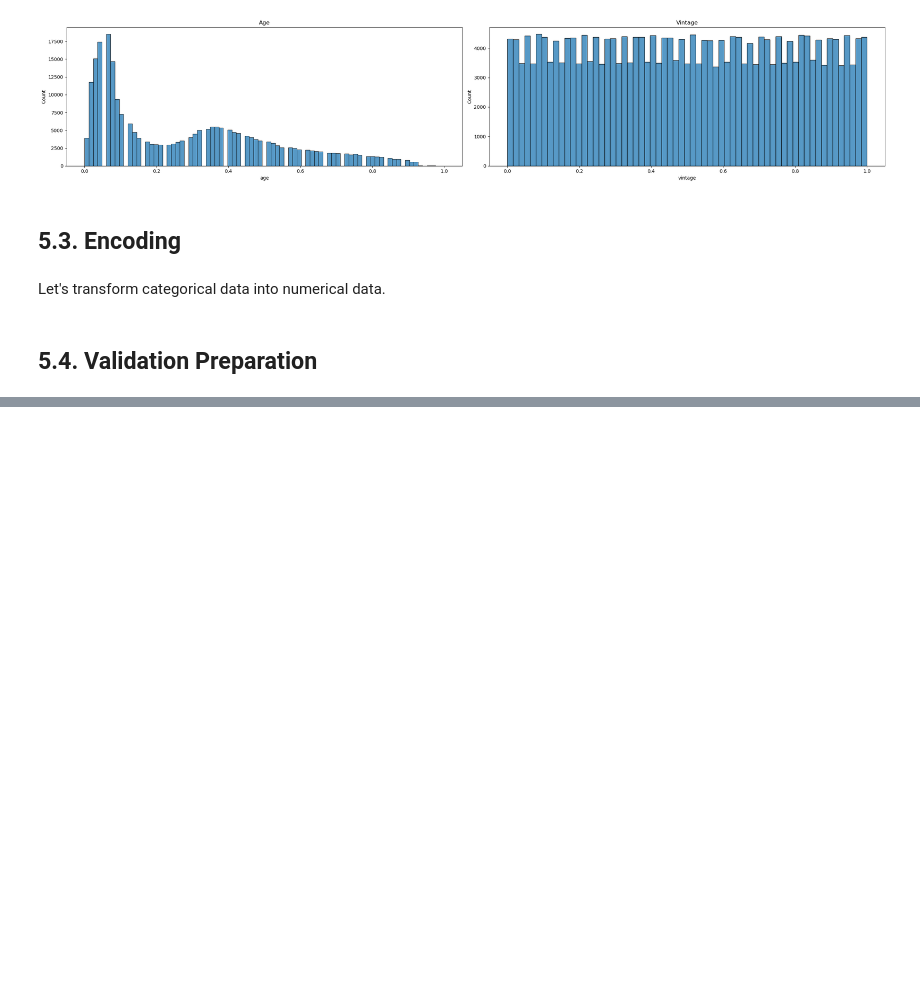
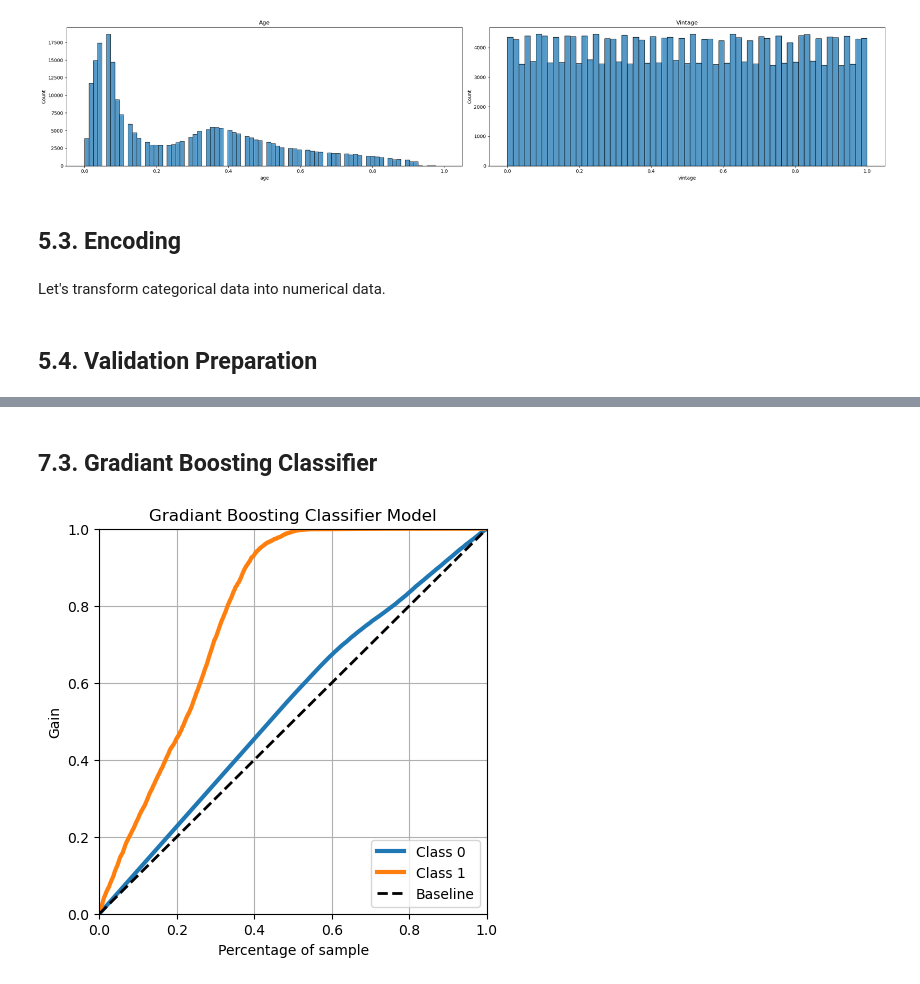
Before and after one commit to leoalvessantana/Project-Health-Insurance-Cross-Sell, a Jupyter notebook: Notebook.ipynb, the cells around one changed output, grey strips where cells are left out. Cells and saved outputs as stored; diff of their text form; code cells hidden in the pictures; blank space fills up the shorter version.

```diff
--- a/Notebook.ipynb
+++ b/Notebook.ipynb
@@ -768,0 +913,16 @@ x_validation = x_validation.fillna(0)
+# %% [markdown]
+## 7.3. Gradiant Boosting Classifier
+# %%
+## model definition
+gdr_model = en.GradientBoostingClassifier(n_estimators=100, random_state=42)
+
+# model training
+gdr_model.fit(x_train, y_train)
+
+# model prediction
+yhat_gdr = gdr_model.predict_proba(x_val)
+
+# grafico - curva de ganho cumulativo
+skplt.metrics.plot_cumulative_gain(y_val, yhat_gdr, figsize=(5, 5), title='Gradiant Boosting Classifier Model');
+# %% [output]
+[figure, added]
```
Also changed, not shown: parts of 30 cells of this notebook.
